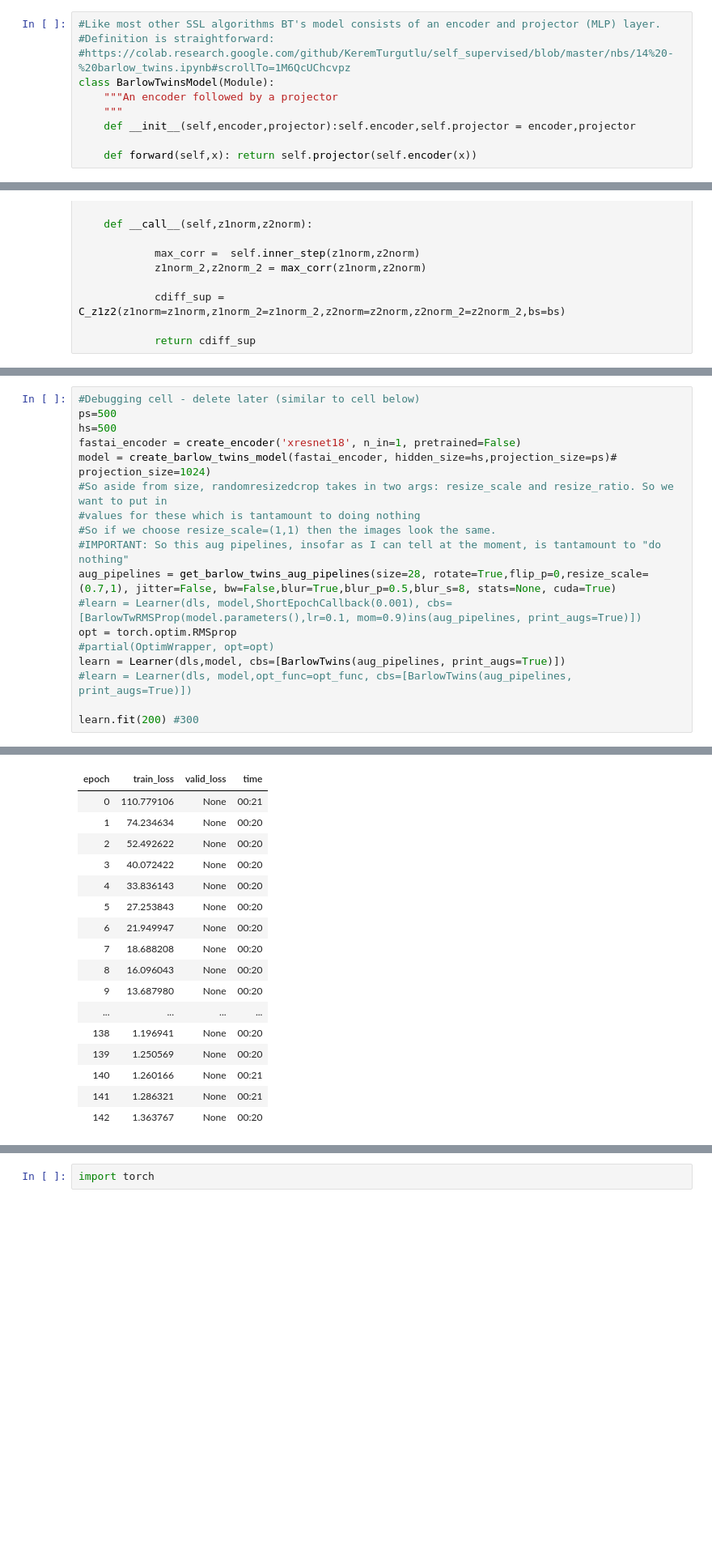
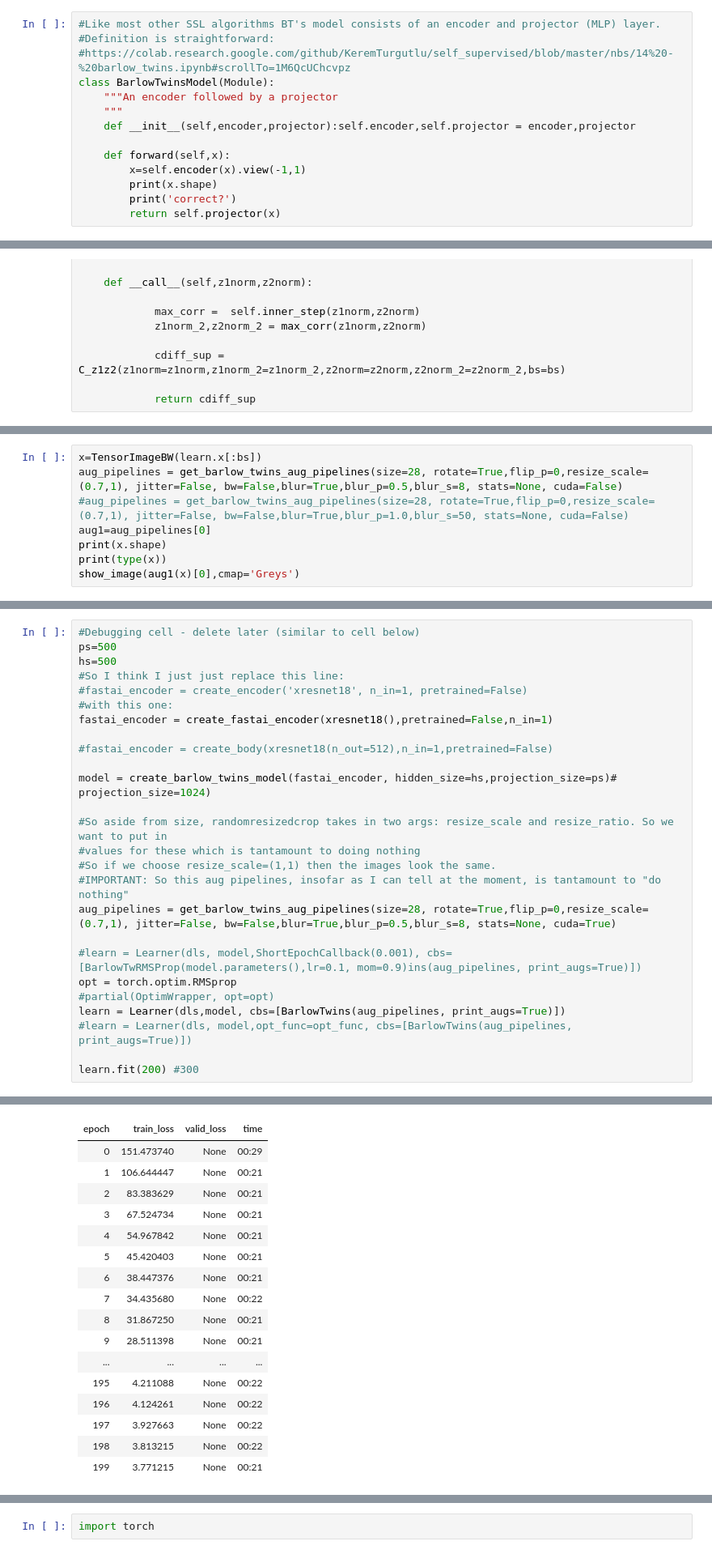
Before and after one commit to hamish-haggerty/AI-hacking, a Jupyter notebook: SSL/BT_MNIST_new3.ipynb, the cells around one changed output, grey strips where cells are left out. Shown at 81% size. Drawn from its saved outputs; the diff is of its cells as text; blank space fills up the shorter version.

Commit message:
Important: Ported over to new fastai version - seems to be working. Created using Colaboratory

```diff
--- a/SSL/BT_MNIST_new3.ipynb
+++ b/SSL/BT_MNIST_new3.ipynb
@@ -62,7 +62,11 @@ class BarlowTwinsModel(Module):
     """
     def __init__(self,encoder,projector):self.encoder,self.projector = encoder,projector
 
-    def forward(self,x): return self.projector(self.encoder(x))
+    def forward(self,x):
+        x=self.encoder(x).view(-1,1)
+        print(x.shape)
+        print('correct?')
+        return self.projector(x)
 # %%
 #HOWEVER instead of directly using the above, by passing both an encoder and a projector, create_barlow_twins_model
 #function can be used by minimally passing a predefined encoder and the expected input channels.
@@ -363,0 +346,8 @@ class BarlowTwins(Callback):
+# %%
+x=TensorImageBW(learn.x[:bs])
+aug_pipelines = get_barlow_twins_aug_pipelines(size=28, rotate=True,flip_p=0,resize_scale=(0.7,1), jitter=False, bw=False,blur=True,blur_p=0.5,blur_s=8, stats=None, cuda=False)
+#aug_pipelines = get_barlow_twins_aug_pipelines(size=28, rotate=True,flip_p=0,resize_scale=(0.7,1), jitter=False, bw=False,blur=True,blur_p=1.0,blur_s=50, stats=None, cuda=False)
+aug1=aug_pipelines[0]
+print(x.shape)
+print(type(x))
+show_image(aug1(x)[0],cmap='Greys')
@@ -365,13 +484,21 @@ class BarlowTwins(Callback):
 #Debugging cell - delete later (similar to cell below)
 ps=500
 hs=500
-fastai_encoder = create_encoder('xresnet18', n_in=1, pretrained=False)
+#So I think I just just replace this line:
+#fastai_encoder = create_encoder('xresnet18', n_in=1, pretrained=False)
+#with this one:
+fastai_encoder = create_fastai_encoder(xresnet18(),pretrained=False,n_in=1)
+
+#fastai_encoder = create_body(xresnet18(n_out=512),n_in=1,pretrained=False)
+
 model = create_barlow_twins_model(fastai_encoder, hidden_size=hs,projection_size=ps)# projection_size=1024)
+
 #So aside from size, randomresizedcrop takes in two args: resize_scale and resize_ratio. So we want to put in
 #values for these which is tantamount to doing nothing
 #So if we choose resize_scale=(1,1) then the images look the same.
 #IMPORTANT: So this aug pipelines, insofar as I can tell at the moment, is tantamount to "do nothing"
 aug_pipelines = get_barlow_twins_aug_pipelines(size=28, rotate=True,flip_p=0,resize_scale=(0.7,1), jitter=False, bw=False,blur=True,blur_p=0.5,blur_s=8, stats=None, cuda=True)
+
 #learn = Learner(dls, model,ShortEpochCallback(0.001), cbs=[BarlowTwRMSProp(model.parameters(),lr=0.1, mom=0.9)ins(aug_pipelines, print_augs=True)])
 opt = torch.optim.RMSprop
 #partial(OptimWrapper, opt=opt)
@@ -386,17 +512,17 @@ Pipeline: RandomResizedCrop -> RandomHorizontalFlip -> RandomGaussianBlur -- {'p
 | epoch | train_loss | valid_loss | time |
-| 0 | 110.779106 | None | 00:21 |
-| 1 | 74.234634 | None | 00:20 |
-| 2 | 52.492622 | None | 00:20 |
-| 3 | 40.072422 | None | 00:20 |
-| 4 | 33.836143 | None | 00:20 |
-| 5 | 27.253843 | None | 00:20 |
-| 6 | 21.949947 | None | 00:20 |
-| 7 | 18.688208 | None | 00:20 |
-| 8 | 16.096043 | None | 00:20 |
-| 9 | 13.687980 | None | 00:20 |
+| 0 | 151.473740 | None | 00:29 |
+| 1 | 106.644447 | None | 00:21 |
+| 2 | 83.383629 | None | 00:21 |
+| 3 | 67.524734 | None | 00:21 |
+| 4 | 54.967842 | None | 00:21 |
+| 5 | 45.420403 | None | 00:21 |
+| 6 | 38.447376 | None | 00:21 |
+| 7 | 34.435680 | None | 00:22 |
+| 8 | 31.867250 | None | 00:21 |
+| 9 | 28.511398 | None | 00:21 |
 | ... | ... | ... | ... |
-| 138 | 1.196941 | None | 00:20 |
-| 139 | 1.250569 | None | 00:20 |
-| 140 | 1.260166 | None | 00:21 |
-| 141 | 1.286321 | None | 00:21 |
-| 142 | 1.363767 | None | 00:20 |
+| 195 | 4.211088 | None | 00:22 |
+| 196 | 4.124261 | None | 00:22 |
+| 197 | 3.927663 | None | 00:22 |
+| 198 | 3.813215 | None | 00:22 |
+| 199 | 3.771215 | None | 00:21 |
```
Also changed, not shown: parts of 22 cells of this notebook.
